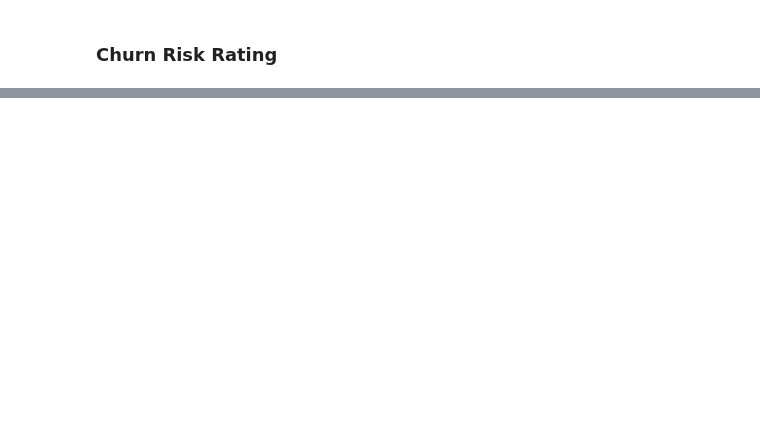
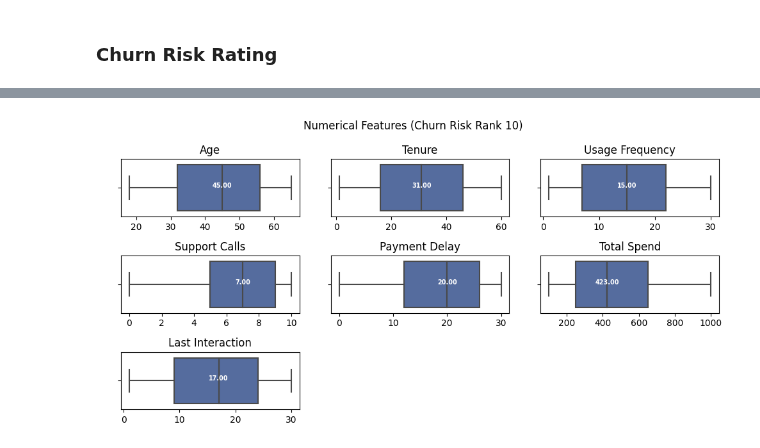
Before and after one commit to Johannes3001/AppliedML_Assign.01, a Jupyter notebook: Fredrik_Codes.ipynb, the cells around one changed output, grey strips where cells are left out. Saved outputs shown, nothing was run; the diff lists cells and outputs as text; code cells hidden in the pictures; blank space fills up the shorter version.

```diff
--- a/Fredrik_Codes.ipynb
+++ b/Fredrik_Codes.ipynb
@@ -671,0 +410,32 @@ plt.show()
+# %%
+# Check numerical columns
+col_features = df.select_dtypes(['float64', 'int64'])
+col_features = col_features[['Age', 'Tenure', 'Usage Frequency', 'Support Calls', 'Payment Delay', 'Total Spend', 'Last Interaction']]
+
+fig = plt.figure(figsize=(10, 5))
+fig.suptitle('Numerical Features (Churn Risk Rank 10)')
+
+# Define the custom color using the hex code
+custom_color = '#4967AA'
+
+for i, j in enumerate(col_features_rank_10):
+    ax = fig.add_subplot(3, 3, i + 1)
+
+    # Use the specified custom color for boxplots
+    ax = sns.boxplot(data=col_features_rank_10, x=j, color=custom_color)
+
+    # Calculate median for rank 10 customers
+    median = col_features_rank_10[j].median()
+
+    # Plot median in the graph with formatting
+    ax.text(median, ax.get_yticks(), s='{:.2f}'.format(median), horizontalalignment='center',
+            size='x-small', color='w', weight='semibold')
+
+    ax.set_ylabel(' ')
+    ax.set_xlabel('')
+    ax.set_title(j)
+
+plt.tight_layout()
+plt.show()
+# %% [output]
+[figure, added]
```
Also changed, not shown: parts of 33 cells of this notebook.
